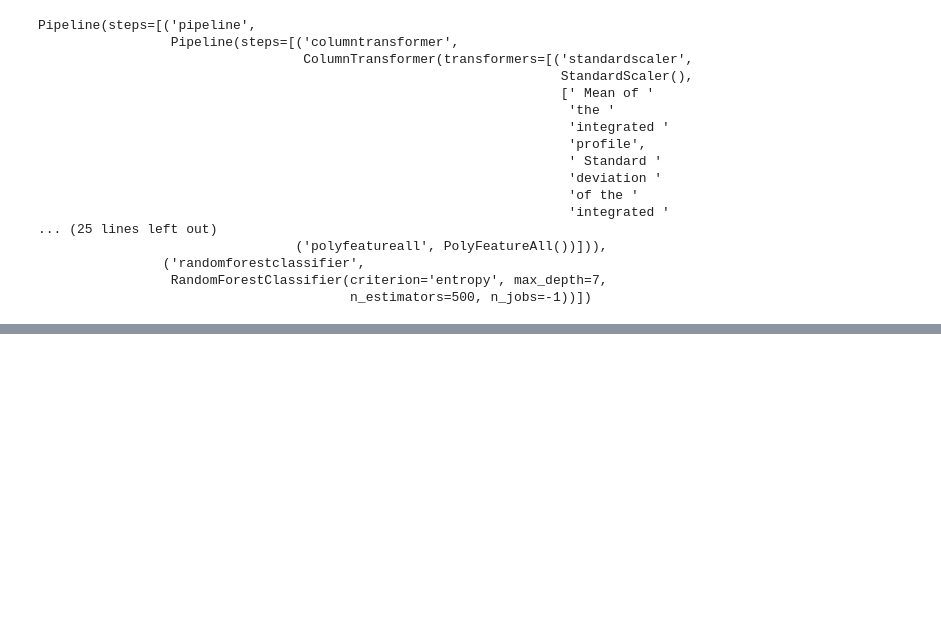
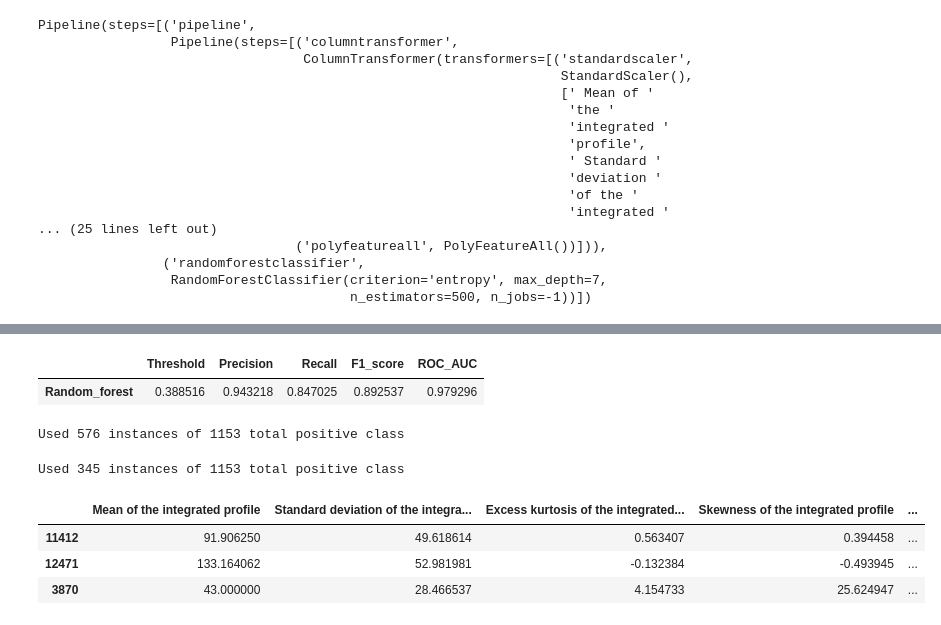
Before and after one commit to AShelpov/ML_in_business, a Jupyter notebook: HW_6.ipynb, the cells around one changed output, grey strips where cells are left out. Saved outputs shown, nothing was run; the diff lists cells and outputs as text; code cells hidden in the pictures; blank space fills up the shorter version.

```diff
--- a/HW_6.ipynb
+++ b/HW_6.ipynb
@@ -300,0 +300,47 @@ array([[3390,   16],
+# %%
+#  запишем данные во фрейм
+model_comparison = pd.DataFrame(np.array([thresholds[ix], precision[ix], recall[ix], fscore[ix], roc_score]).reshape(1, -1),
+                                columns=["Threshold", "Precision", "Recall", "F1_score", "ROC_AUC"],
+                                index=["Random_forest"])
+model_comparison
+# %% [output]
+|  | Threshold | Precision | Recall | F1_score | ROC_AUC |
+| Random_forest | 0.388516 | 0.943218 | 0.847025 | 0.892537 | 0.979296 |
+# %%
+#  сделаем функцию, которая будет возвращать фрем для обучения
+def prepare_df_for_pulearner(df, percentage_of_positive, target_col_name):
+    pu_df = df.copy()
+    indexes_of_pos_class = pu_df.loc[pu_df[target_col_name] == 1, :].index
+    indexes_of_neg_class = pu_df.loc[pu_df[target_col_name] == 0, :].index
+
+    num_of_positive_class = len(indexes_of_pos_class)
+    sample_length = int(num_of_positive_class * percentage_of_positive)
+    pos_sample_index = np.random.choice(indexes_of_pos_class, sample_length, replace=False)
+    neg_sample_index = np.random.choice(indexes_of_neg_class, sample_length, replace=False)
+
+    pos_sample_df = pu_df.loc[pos_sample_index, :]
+    pos_sample_df["pu_target_class"] = 1
+
+    neg_sample_df = pu_df.loc[neg_sample_index, :]
+    neg_sample_df["pu_target_class"] = -1
+
+    out_df = pos_sample_df.append(neg_sample_df)
+    out_df = out_df.sample(frac=1)
+
+    print(f"Used {sample_length} instances of {num_of_positive_class} total positive class")
+    return out_df
+# %%
+pu50_train = prepare_df_for_pulearner(df, 0.5, "target_class")
+# %% [output]
+Used 576 instances of 1153 total positive class
+# %%
+pu30_test = prepare_df_for_pulearner(df, 0.3, "target_class")
+# %% [output]
+Used 345 instances of 1153 total positive class
+# %%
+pu50_train.head(3)
+# %% [output]
+|  | Mean of the integrated profile | Standard deviation of the integra... | Excess kurtosis of the integrated... | Skewness of the integrated profile | ... |
+| 11412 | 91.906250 | 49.618614 | 0.563407 | 0.394458 | ... |
+| 12471 | 133.164062 | 52.981981 | -0.132384 | -0.493945 | ... |
+| 3870 | 43.000000 | 28.466537 | 4.154733 | 25.624947 | ... |
```
Also changed, not shown: parts of 21 cells of this notebook.
